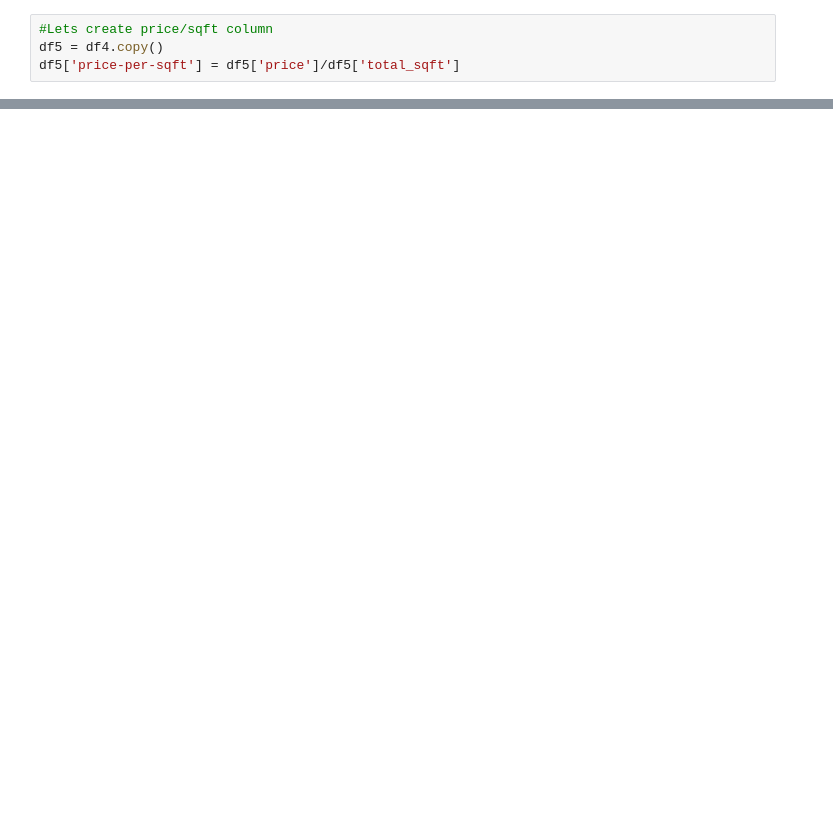
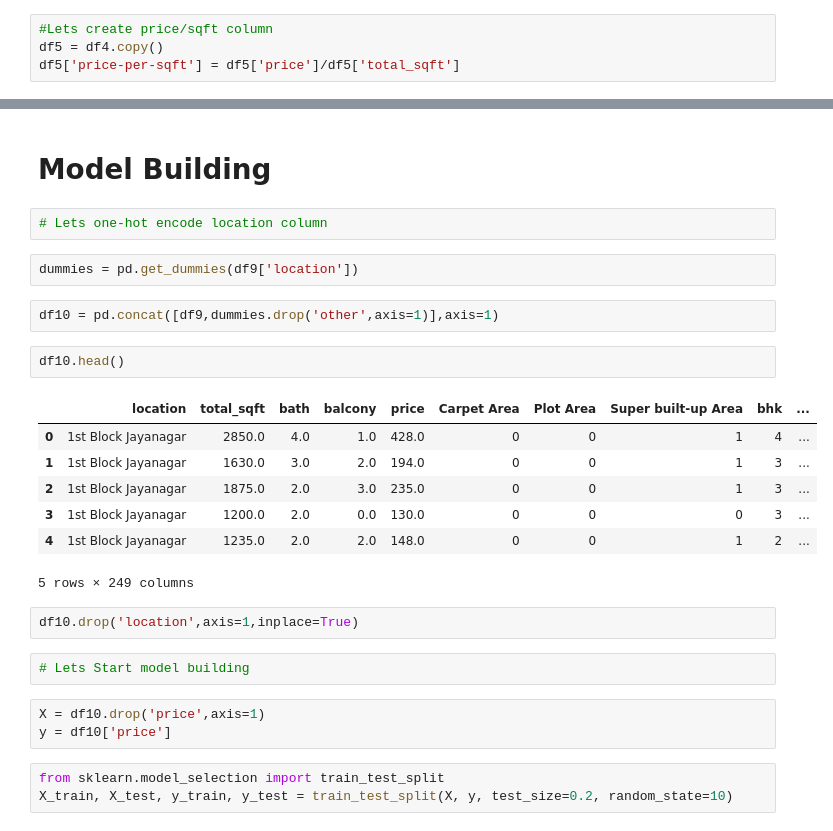
Before and after one commit to R-Yash/Real-Estate-Price-Prediction, a Jupyter notebook: model/Code.ipynb, the cells around one changed output, grey strips where cells are left out. Drawn from its saved outputs; the diff is of its cells as text; blank space fills up the shorter version.

Commit message:
Model built

```diff
--- a/model/Code.ipynb
+++ b/model/Code.ipynb
@@ -533,0 +534,28 @@ df9.head()
+# %% [markdown]
+# Model Building
+# %%
+# Lets one-hot encode location column
+# %%
+dummies = pd.get_dummies(df9['location'])
+# %%
+df10 = pd.concat([df9,dummies.drop('other',axis=1)],axis=1)
+# %%
+df10.head()
+# %% [output]
+|  | location | total_sqft | bath | balcony | price | Carpet Area | Plot Area | Super built-up Area | bhk | ... |
+| 0 | 1st Block Jayanagar | 2850.0 | 4.0 | 1.0 | 428.0 | 0 | 0 | 1 | 4 | ... |
+| 1 | 1st Block Jayanagar | 1630.0 | 3.0 | 2.0 | 194.0 | 0 | 0 | 1 | 3 | ... |
+| 2 | 1st Block Jayanagar | 1875.0 | 2.0 | 3.0 | 235.0 | 0 | 0 | 1 | 3 | ... |
+| 3 | 1st Block Jayanagar | 1200.0 | 2.0 | 0.0 | 130.0 | 0 | 0 | 0 | 3 | ... |
+| 4 | 1st Block Jayanagar | 1235.0 | 2.0 | 2.0 | 148.0 | 0 | 0 | 1 | 2 | ... |
+5 rows × 249 columns
+# %%
+df10.drop('location',axis=1,inplace=True)
+# %%
+# Lets Start model building
+# %%
+X = df10.drop('price',axis=1)
+y = df10['price']
+# %%
+from sklearn.model_selection import train_test_split
+X_train, X_test, y_train, y_test = train_test_split(X, y, test_size=0.2, random_state=10)
```
Also changed, not shown: parts of 72 cells of this notebook.
